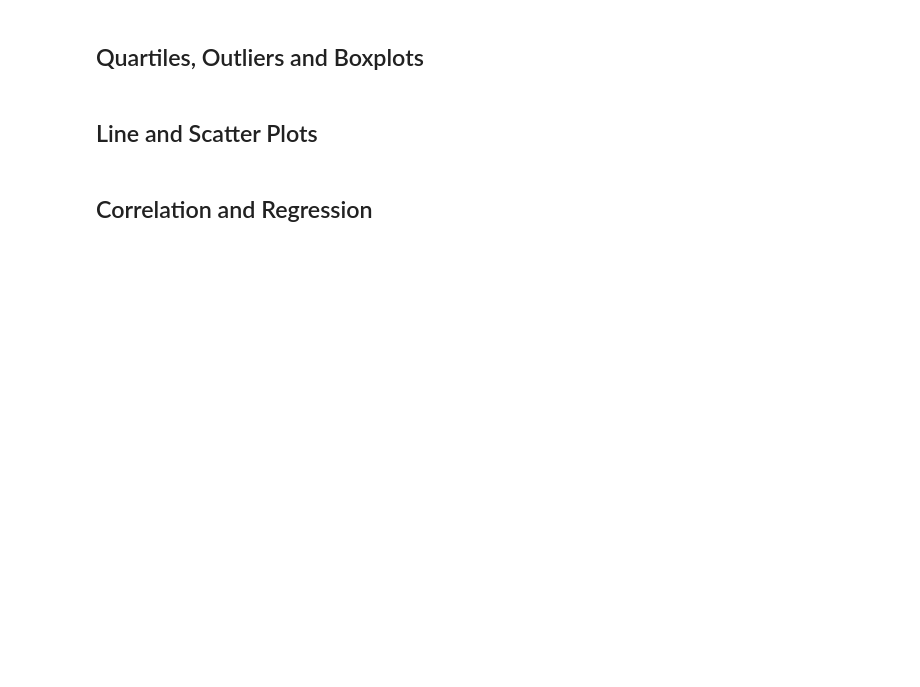
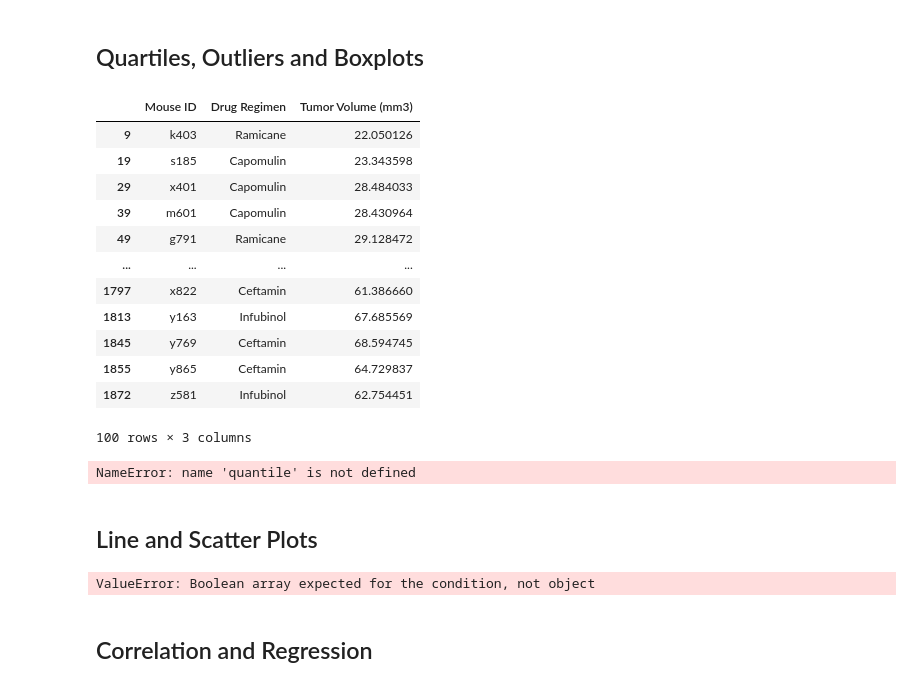
Before and after one commit to RedRubiksCube/Matplotlib_challenge, a Jupyter notebook: Pymaceuticals/pymaceuticals_starter.ipynb, the cells around one changed output. Saved outputs shown, nothing was run; the diff lists cells and outputs as text; code cells hidden in the pictures; blank space fills up the shorter version.

```diff
--- a/Pymaceuticals/pymaceuticals_starter.ipynb
+++ b/Pymaceuticals/pymaceuticals_starter.ipynb
@@ -167,22 +159,39 @@ plt.show()
 ## Quartiles, Outliers and Boxplots
 # %%
 # Calculate the final tumor volume of each mouse across four of the treatment regimens:
-# Capomulin, Ramicane, Infubinol, and Ceftamin
-
-# Start by getting the last (greatest) timepoint for each mouse
+        # Capomulin, Ramicane, Infubinol, and Ceftamin
 
 
-# Merge this group df with the original dataframe to get the tumor volume at the last timepoint
+final_volume_df = tumor_volume_df.drop_duplicates(subset=['Mouse ID','Drug Regimen'], keep='last')
+final_volume_df
+
+top4_df = final_volume_df[final_volume_df['Drug Regimen'].isin(['Capomulin', 'Ramicane', 'Infubinol', 'Ceftamin'])]
+top4_df
+# %% [output]
+|  | Mouse ID | Drug Regimen | Tumor Volume (mm3) |
+| 9 | k403 | Ramicane | 22.050126 |
+| 19 | s185 | Capomulin | 23.343598 |
+| 29 | x401 | Capomulin | 28.484033 |
+| 39 | m601 | Capomulin | 28.430964 |
+| 49 | g791 | Ramicane | 29.128472 |
+| ... | ... | ... | ... |
+| 1797 | x822 | Ceftamin | 61.386660 |
+| 1813 | y163 | Infubinol | 67.685569 |
+| 1845 | y769 | Ceftamin | 68.594745 |
+| 1855 | y865 | Ceftamin | 64.729837 |
+| 1872 | z581 | Infubinol | 62.754451 |
+100 rows × 3 columns
 # %%
 # Put treatments into a list for for loop (and later for plot labels)
-
+treatments = ['Capomulin', 'Ramicane', 'Infubinol', 'Ceftamin']
 
 # Create empty list to fill with tumor vol data (for plotting)
+tumor_vol_list = top4_df.values.tolist()
 
 
 # Calculate the IQR and quantitatively determine if there are any potential outliers.
-
-
+quartiles = top4_df.quantile(tumor_vol_list, [25, 50, 75])
+print(quartiles)
     # Locate the rows which contain mice on each drug and get the tumor volumes
 
 
@@ -190,12 +199,19 @@ plt.show()
 
 
     # Determine outliers using upper and lower bounds
+# %% [output]
+NameError: name 'quantile' is not defined
 # %%
 # Generate a box plot of the final tumor volume of each mouse across four regimens of interest
 # %% [markdown]
 ## Line and Scatter Plots
 # %%
 # Generate a line plot of time point versus tumor volume for a mouse treated with Capomulin
+#tumor_volume_df
+Capomulin_df = [tumor_volume_df[tumor_volume_df]!= 'Capomulin']
+Capomulin_df
+# %% [output]
+ValueError: Boolean array expected for the condition, not object
 # %%
 # Generate a scatter plot of mouse weight versus average tumor volume for the Capomulin regimen
 # %% [markdown]
```
Also changed, not shown: parts of 3 cells of this notebook.
